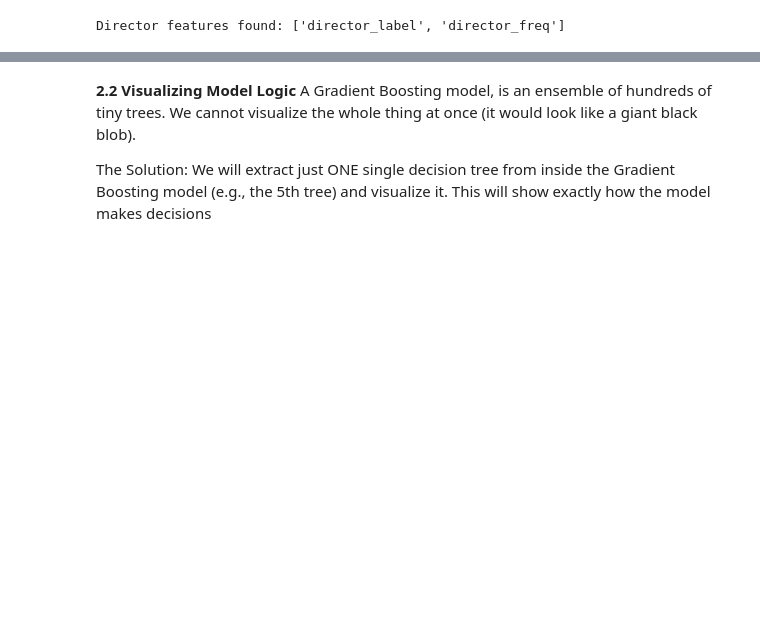
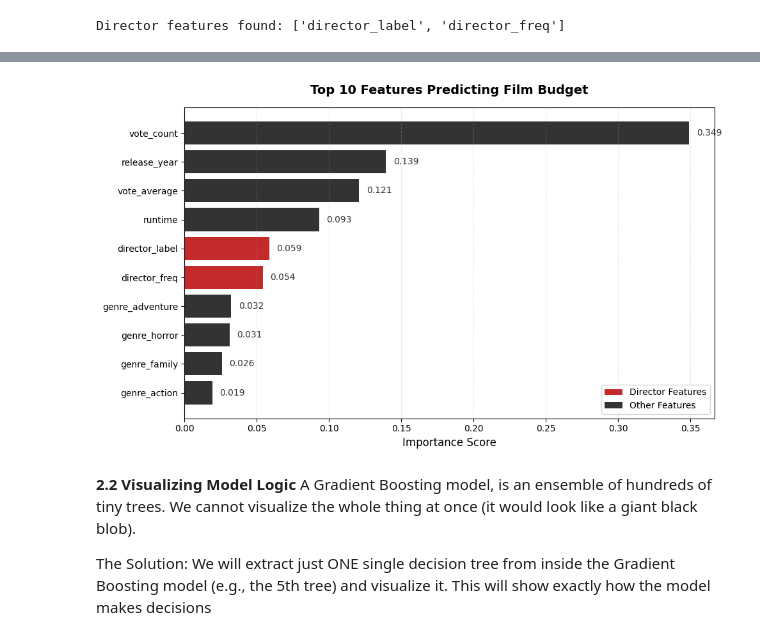
Before and after one commit to franciscandradegit/New-Block-Buster, a Jupyter notebook: notebooks/H2_model_training.ipynb, the cells around one changed output, grey strips where cells are left out. Drawn from its saved outputs; the diff is of its cells as text; code cells hidden in the pictures; blank space fills up the shorter version.

```diff
--- a/notebooks/H2_model_training.ipynb
+++ b/notebooks/H2_model_training.ipynb
@@ -359,3 +318,49 @@ Passing `palette` without assigning `hue` is deprecated and will be removed in v
+# %%
+# 1. Get the data (Top 10 Features)
+best_model = models['Gradient Boosting']
+feature_importance = pd.DataFrame({
+    'Feature': X_train_scaled.columns,
+    'Importance': best_model.feature_importances_
+}).sort_values('Importance', ascending=False).head(10)
+
+# 2. Define your specific colors
+CRIMSON = '#C32A2A'  # Deep Crimson for Directors
+GOLD = '#333333'     # Light Gold for others
+
+# Create a list of colors: Check if 'director' is in the feature name
+colors = [CRIMSON if 'director' in str(f).lower() else GOLD for f in feature_importance['Feature']]
+
+# 3. Create the plot
+plt.figure(figsize=(10, 6))
+
+# Horizontal bar chart
+bars = plt.barh(feature_importance['Feature'], feature_importance['Importance'], color=colors)
+
+# 4. Add labels and title
+plt.xlabel('Importance Score', fontsize=12)
+plt.title('Top 10 Features Predicting Film Budget', fontsize=14, fontweight='bold', pad=15)
+plt.gca().invert_yaxis() # Put most important at the top
+plt.grid(axis='x', alpha=0.3, linestyle='--')
+
+# 5. Add value labels on bars
+for bar in bars:
+    width = bar.get_width()
+    plt.text(width + 0.005, bar.get_y() + bar.get_height()/2,
+             f'{width:.3f}',
+             va='center', fontsize=10, color='#333333')
+
+# 6. Create a custom legend
+from matplotlib.patches import Patch
+legend_elements = [
+    Patch(facecolor=CRIMSON, label='Director Features'),
+    Patch(facecolor=GOLD, label='Other Features')
+]
+plt.legend(handles=legend_elements, loc='lower right')
+
+plt.tight_layout()
+plt.show()
+# %% [output]
+[figure, added]
 # %% [markdown]
 **2.2 Visualizing Model Logic**
 A Gradient Boosting model, is an ensemble of hundreds of tiny trees. We cannot visualize the whole thing at once (it would look like a giant black blob).
```
Also changed, not shown: parts of 12 cells of this notebook, 5 other files.
